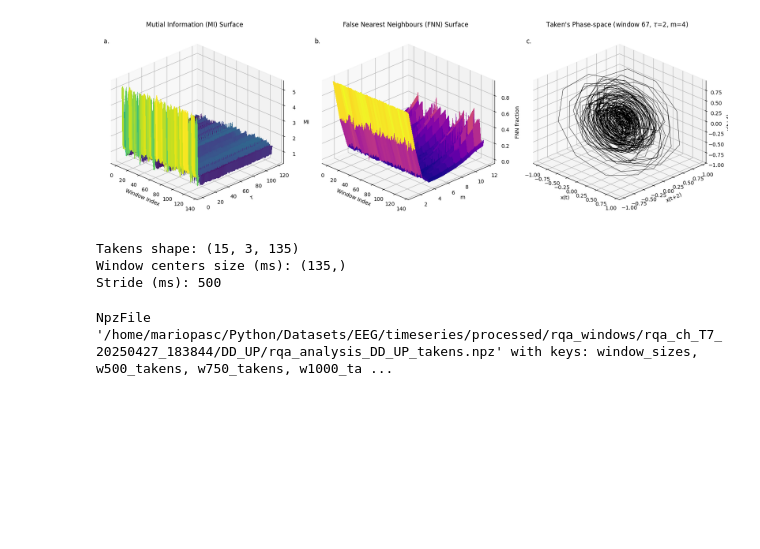
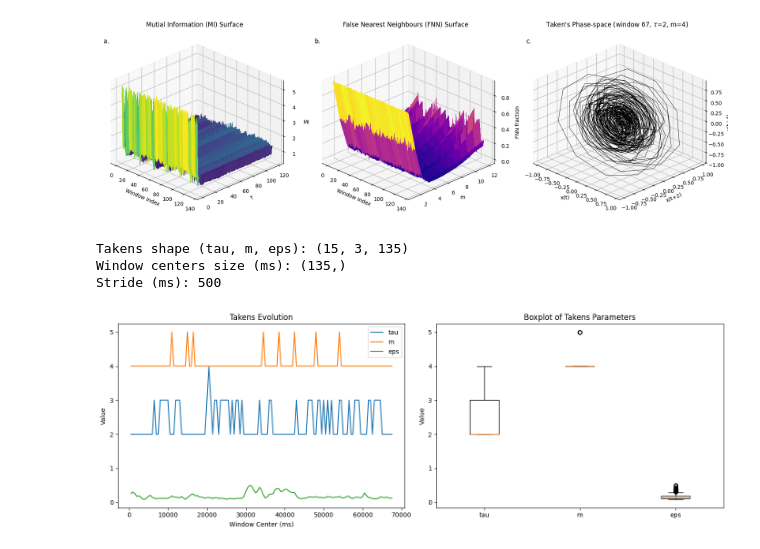
Before and after one commit to MarioPasc/Dyslexia_EEG_characterization, a Jupyter notebook: jupyter/rqa_tune_m_tau.ipynb, the cells around one changed output. Saved outputs shown, nothing was run; the diff lists cells and outputs as text; code cells hidden in the pictures; blank space fills up the shorter version.

```diff
--- a/jupyter/rqa_tune_m_tau.ipynb
+++ b/jupyter/rqa_tune_m_tau.ipynb
@@ -226,26 +226,60 @@ plot_tau_fnn_attractor(tau_results, m_results, windows, elev=25, azim=-45)
 # %%
 import os
 
 window = "w1000"
 
 path = "/home/mariopasc/Python/Datasets/EEG/timeseries/processed/rqa_windows/rqa_ch_T7_20250427_183844/DD_UP"
 files = [os.path.join(path, f) for f in os.listdir(path) if f.endswith(".npz")]
 
 metrics = np.load(files[0], allow_pickle=True)
 takens = np.load(files[1], allow_pickle=True)
 
 window_centers = metrics[f"{window}_centers"]
 stride = metrics[f"{window}_stride"]
 takens = takens[f"{window}_takens"]
 
 print(f"Takens shape (tau, m, eps): {takens.shape}")
 print(f"Window centers size (ms): {window_centers.shape}")
 print(f"Stride (ms): {stride}")
+
+import matplotlib.pyplot as plt
+import numpy as np
+
+# Assuming 'takens' shape is (tau, m, eps) == (15, 3, 135)
+# and window_centers shape is (135,)
+
+# For each window, extract the optimal tau, m, eps (assuming along axis 0, 1, 2)
+# If you have arrays of best_tau, best_m, best_eps per window, use those.
+# Otherwise, for demonstration, let's assume:
+# - tau: takens[0, 0, :] (or your actual best_tau per window)
+# - m: takens[0, 1, :]
+# - eps: takens[0, 2, :]
+
+# If you have best indices, use them instead!
+tau_series = takens[0, 0, :]  # Replace with your best_tau per window if available
+m_series = takens[0, 1, :]
+eps_series = takens[0, 2, :]
+
+fig, axes = plt.subplots(1, 2, figsize=(14, 5))
+
+# 1. Evolution as 3 data series
+axes[0].plot(window_centers, tau_series, label='tau')
+axes[0].plot(window_centers, m_series, label='m')
+axes[0].plot(window_centers, eps_series, label='eps')
+axes[0].set_xlabel('Window Center (ms)')
+axes[0].set_ylabel('Value')
+axes[0].set_title('Takens Evolution')
+axes[0].legend()
+
+# 2. Boxplot for each
+axes[1].boxplot([tau_series, m_series, eps_series], labels=['tau', 'm', 'eps'])
+axes[1].set_title('Boxplot of Takens Parameters')
+axes[1].set_ylabel('Value')
+
+plt.tight_layout()
+plt.show()
 # %% [output]
-Takens shape: (15, 3, 135)
+Takens shape (tau, m, eps): (15, 3, 135)
 Window centers size (ms): (135,)
 Stride (ms): 500
+[figure, added]
-# %%
-takens
-# %% [output]
-NpzFile '/home/mariopasc/Python/Datasets/EEG/timeseries/processed/rqa_windows/rqa_ch_T7_20250427_183844/DD_UP/rqa_analysis_DD_UP_takens.npz' with keys: window_sizes, w500_takens, w750_takens, w1000_ta ...
```
Also changed, not shown: 2 other files.
